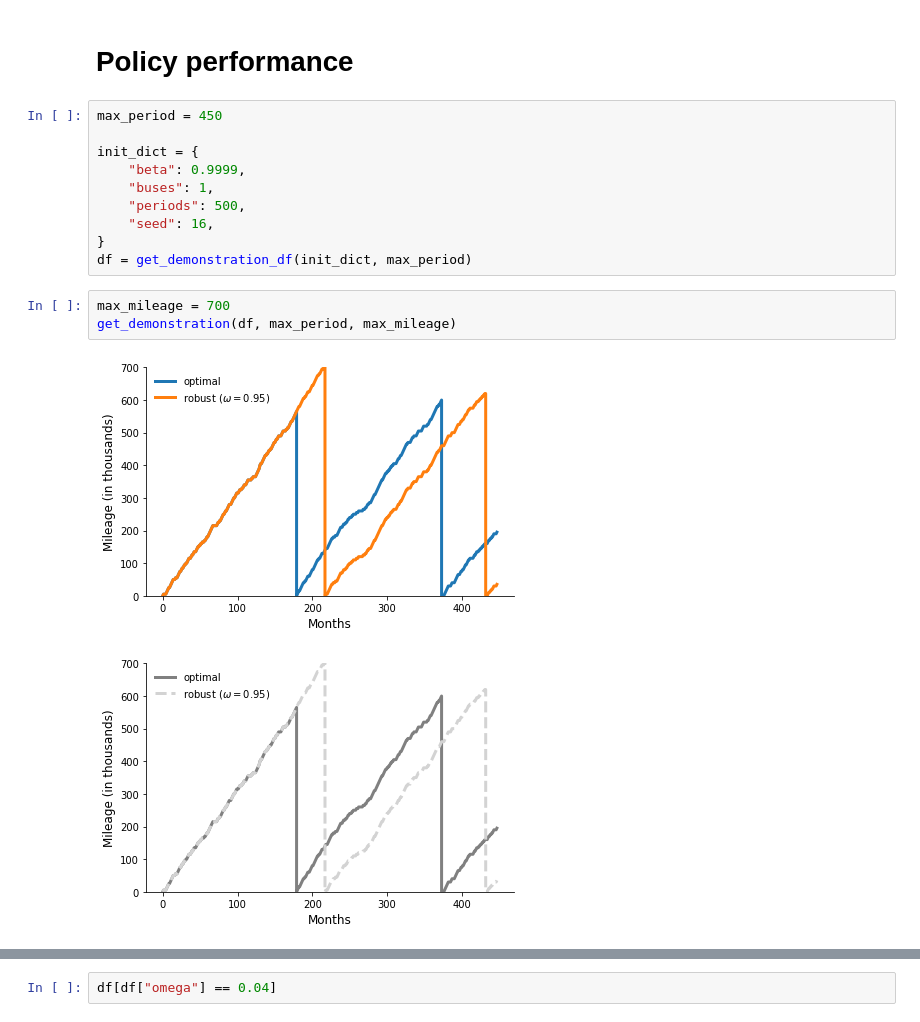
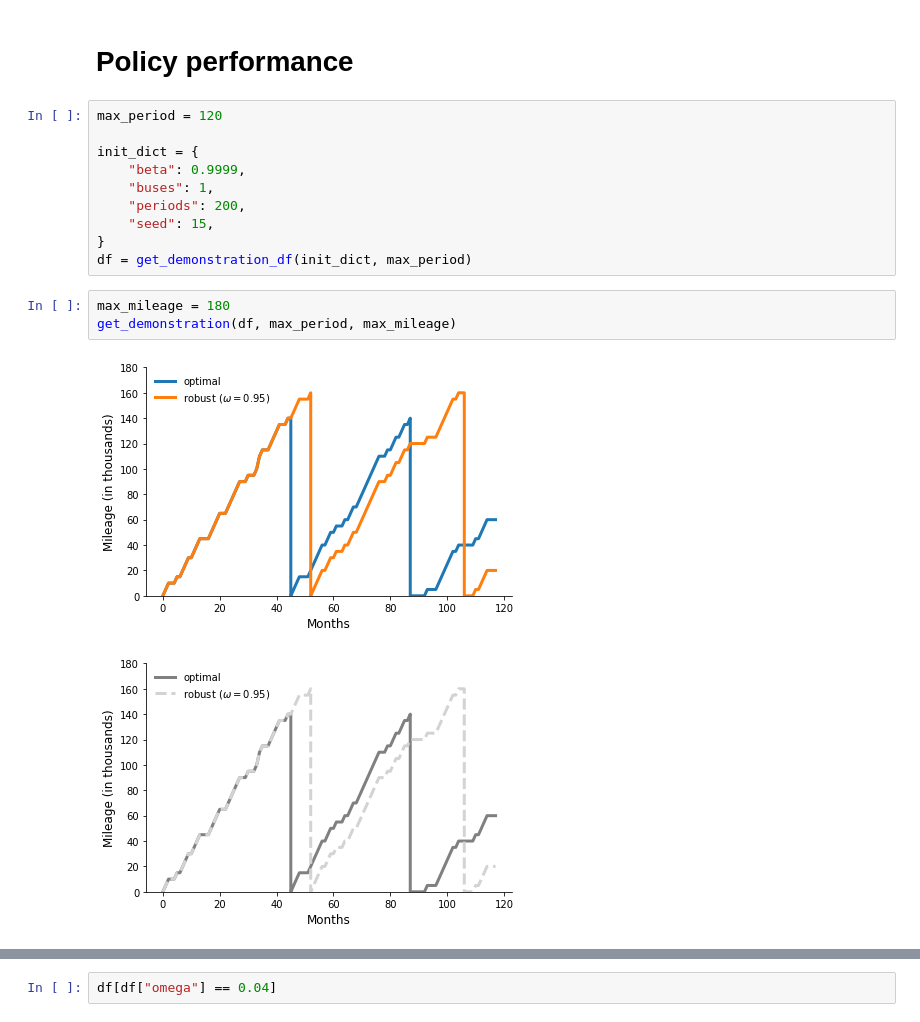
Before and after one commit to robustzurcher/analysis, a Jupyter notebook: notebooks/03_application.ipynb, the cells around one changed output, grey strips where cells are left out. Saved outputs shown, nothing was run; the diff lists cells and outputs as text.

```diff
--- a/notebooks/03_application.ipynb
+++ b/notebooks/03_application.ipynb
@@ -70,21 +76,21 @@ get_maintenance_probabilities(min_states, max_states, state_steps)
 # %% [markdown]
 # Policy performance
 # %%
-max_period = 450
+max_period = 120
 
 init_dict = {
     "beta": 0.9999,
     "buses": 1,
-    "periods": 500,
-    "seed": 16,
+    "periods": 200,
+    "seed": 15,
 }
 df = get_demonstration_df(init_dict, max_period)
 # %%
-max_mileage = 700
+max_mileage = 180
 get_demonstration(df, max_period, max_mileage)
 # %% [output]
-[figure, old version]
+[figure, new version]
-[figure, old version]
+[figure, new version]
 # %%
 df_thresholds("linear")
 # %% [output]
```
Also changed, not shown: parts of 19 cells of this notebook, 33 other files.
